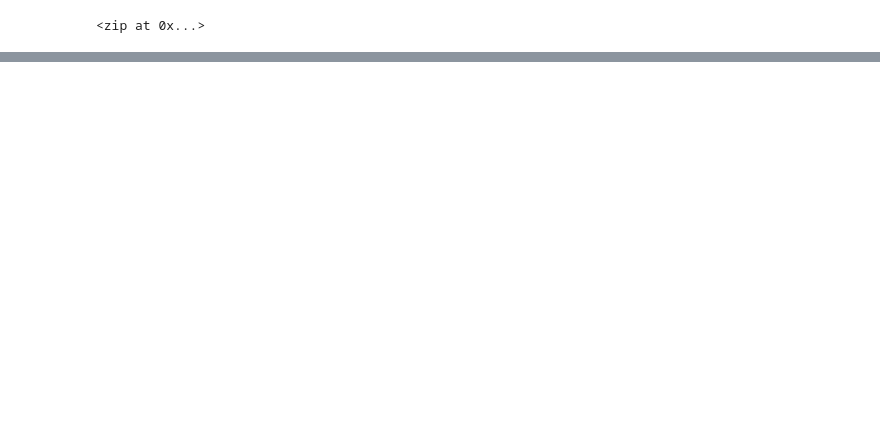
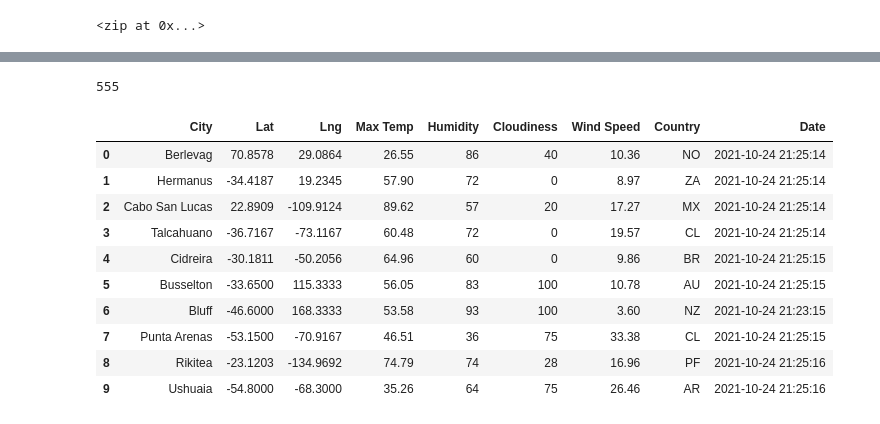
Before and after one commit to lmankiwskyj/World_Weather_Analysis, a Jupyter notebook: WeatherPy.ipynb, the cells around one changed output, grey strips where cells are left out. Drawn from its saved outputs; the diff is of its cells as text; code cells hidden in the pictures; blank space fills up the shorter version.

```diff
--- a/WeatherPy.ipynb
+++ b/WeatherPy.ipynb
@@ -7,3 +14,9 @@ from citipy import citipy
+# %%
+# Starting URL for Weather Map API Call.
+url = "http://api.openweathermap.org/data/2.5/weather?units=Imperial&APPID=" + weather_api_key
+
+# Create an endpoint URL for a city.
+city_url = url + "&q=" + "Boston"
 # %%
 # Create a set of random latitude and longitude combinations.
 lats = np.random.uniform(low=-90.000, high=90.000, size=1500)
@@ -31,0 +123,21 @@ len(cities)
+# %%
+# Print the city count to confirm sufficient count.
+len(city_data)
+# %% [output]
+555
+# %%
+# Convert the array of dictionaries to a Pandas DataFrame.
+city_data_df = pd.DataFrame(city_data)
+city_data_df.head(10)
+# %% [output]
+|  | City | Lat | Lng | Max Temp | Humidity | Cloudiness | Wind Speed | Country | Date |
+| 0 | Berlevag | 70.8578 | 29.0864 | 26.55 | 86 | 40 | 10.36 | NO | 2021-10-24 21:25:14 |
+| 1 | Hermanus | -34.4187 | 19.2345 | 57.90 | 72 | 0 | 8.97 | ZA | 2021-10-24 21:25:14 |
+| 2 | Cabo San Lucas | 22.8909 | -109.9124 | 89.62 | 57 | 20 | 17.27 | MX | 2021-10-24 21:25:14 |
+| 3 | Talcahuano | -36.7167 | -73.1167 | 60.48 | 72 | 0 | 19.57 | CL | 2021-10-24 21:25:14 |
+| 4 | Cidreira | -30.1811 | -50.2056 | 64.96 | 60 | 0 | 9.86 | BR | 2021-10-24 21:25:15 |
+| 5 | Busselton | -33.6500 | 115.3333 | 56.05 | 83 | 100 | 10.78 | AU | 2021-10-24 21:25:15 |
+| 6 | Bluff | -46.6000 | 168.3333 | 53.58 | 93 | 100 | 3.60 | NZ | 2021-10-24 21:23:15 |
+| 7 | Punta Arenas | -53.1500 | -70.9167 | 46.51 | 36 | 75 | 33.38 | CL | 2021-10-24 21:25:15 |
+| 8 | Rikitea | -23.1203 | -134.9692 | 74.79 | 74 | 28 | 16.96 | PF | 2021-10-24 21:25:16 |
+| 9 | Ushuaia | -54.8000 | -68.3000 | 35.26 | 64 | 75 | 26.46 | AR | 2021-10-24 21:25:16 |
```
Also changed, not shown: parts of 6 cells of this notebook, 3 other files.
